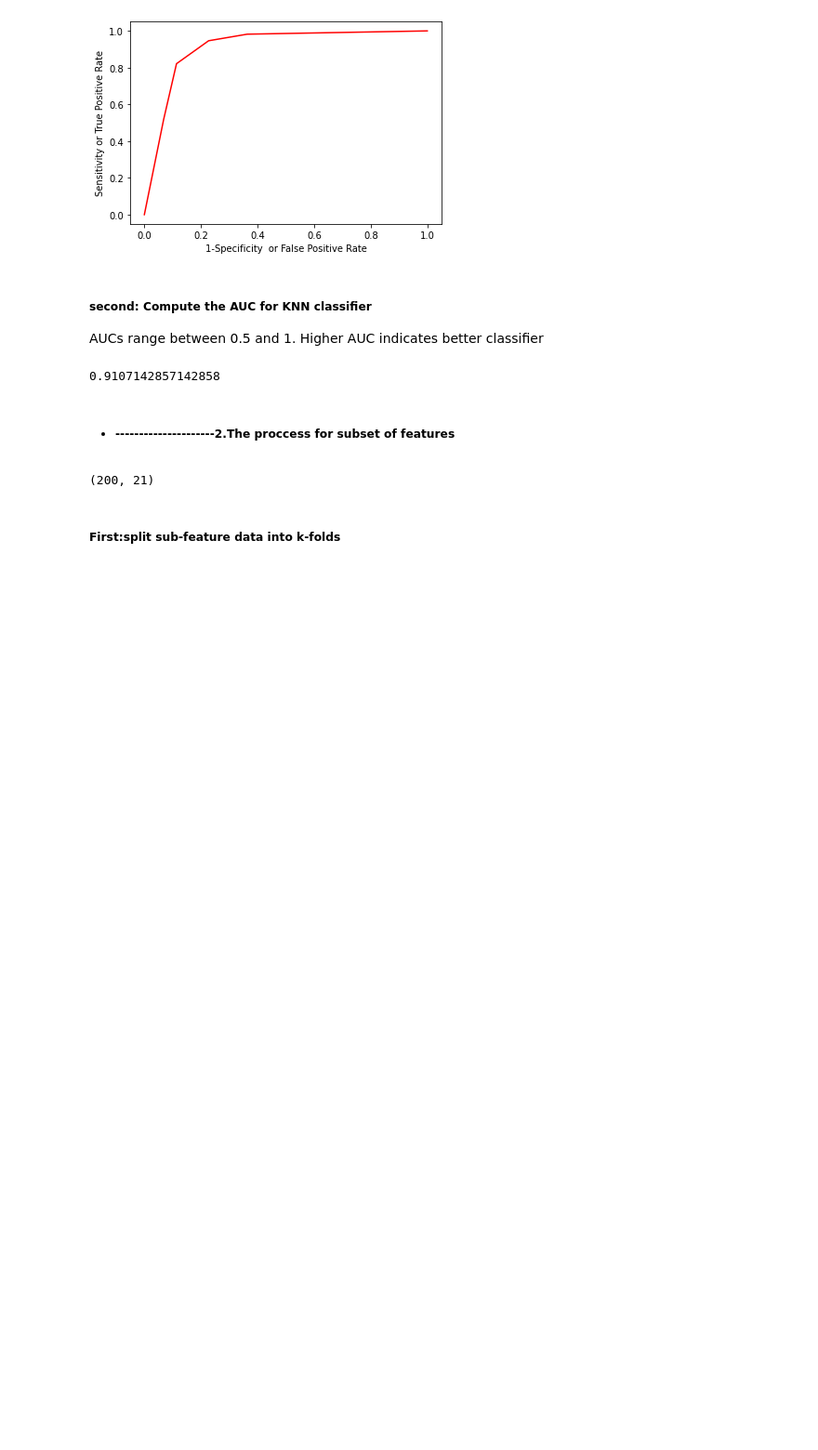
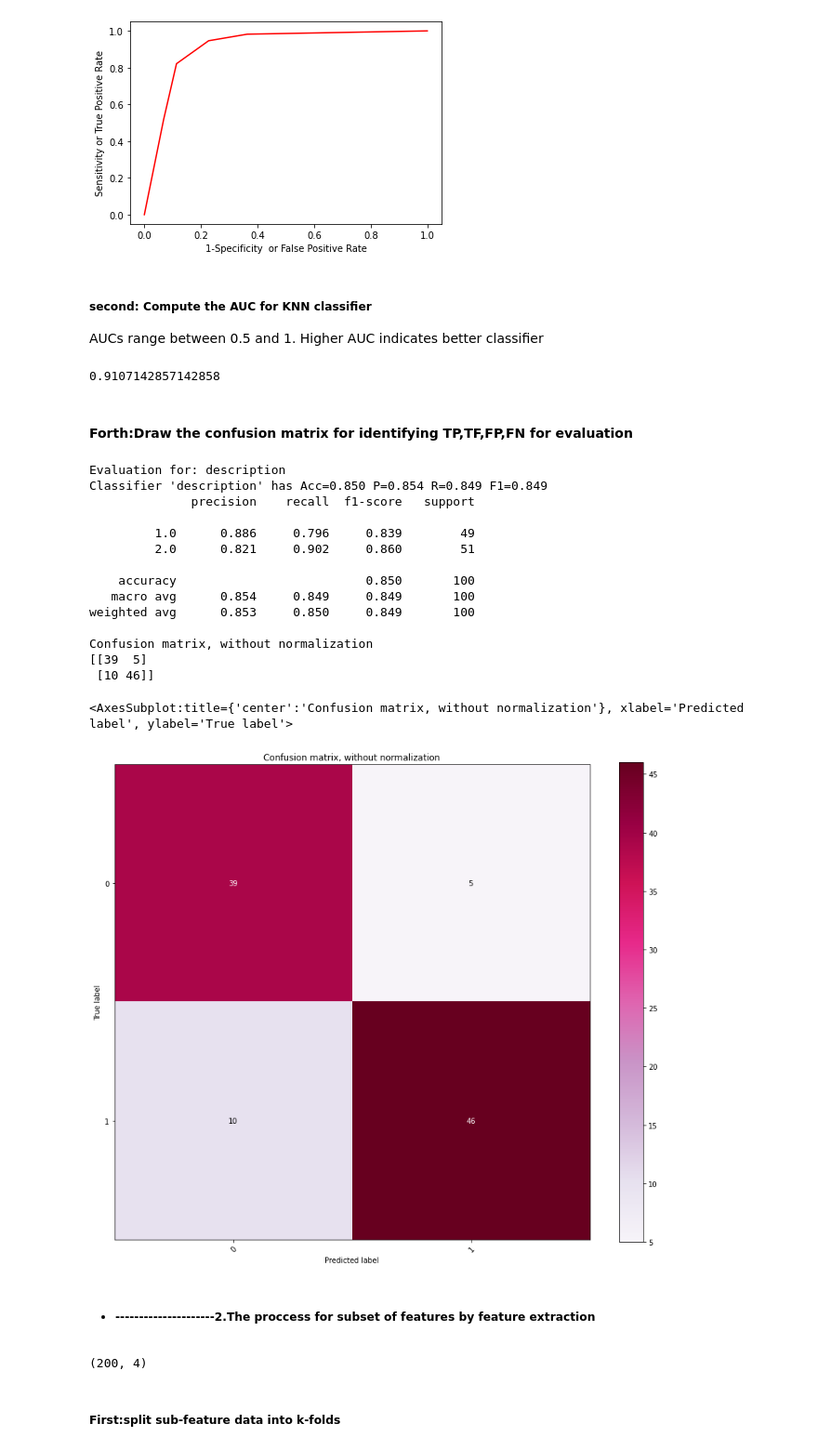
Before and after one commit to yangh567/MLCoursework, a Jupyter notebook: Classification/CM-k-Nearest-Neighbour.ipynb, the cells around one changed output. Shown at 93% size. Saved outputs shown, nothing was run; the diff lists cells and outputs as text; code cells hidden in the pictures; blank space fills up the shorter version.

Commit message:
adding confusion matrix for k-nearest-n

```diff
--- a/Classification/CM-k-Nearest-Neighbour.ipynb
+++ b/Classification/CM-k-Nearest-Neighbour.ipynb
@@ -192,3 +197,14 @@ auc_knn = roc_auc_score(cross_Y_test-1, predictions_knn[:,2])
 print(auc_knn)
 # %% [output]
 0.9107142857142858
+# %% [markdown]
+#### Forth:Draw the confusion matrix for identifying TP,TF,FP,FN for evaluation
+# %%
+def evaluation_summary(description, predictions, true_labels):
+  print("Evaluation for: " + description)
+  precision = precision_score(predictions, true_labels, average='macro')
+  recall = recall_score(predictions, true_labels, average='macro')
+  accuracy = accuracy_score(predictions, true_labels)
+  f1 = fbeta_score(predictions, true_labels, 1, average='macro') #1 means f_1 measure
+  print("Classifier '%s' has Acc=%0.3f P=%0.3f R=%0.3f F1=%0.3f" % (description,accuracy,precision,recall,f1))
+  print(classification_report(predictions, true_labels, digits=3))
@@ -195,13 +263,39 @@ print(auc_knn)
+# %%
+print()
+evaluation_summary("description", predictions_knn[:, 0], cross_Y_test)
+plot_confusion_matrix(cross_Y_test, predictions_knn[:, 0],normalize=False,
+                          title=None,
+                          cmap=plt.cm.PuRd)
+# %% [output]
+Evaluation for: description
+Classifier 'description' has Acc=0.850 P=0.854 R=0.849 F1=0.849
+              precision    recall  f1-score   support
+
+         1.0      0.886     0.796     0.839        49
+         2.0      0.821     0.902     0.860        51
+
+    accuracy                          0.850       100
+   macro avg      0.854     0.849     0.849       100
+weighted avg      0.853     0.850     0.849       100
+
+Confusion matrix, without normalization
+[[39  5]
+ [10 46]]
+<AxesSubplot:title={'center':'Confusion matrix, without normalization'}, xlabel='Predicted label', ylabel='True label'>
+[figure, added]
 # %% [markdown]
-- ##### ---------------------2.The proccess for subset of features
+- ##### ---------------------2.The proccess for subset of features by feature extraction
 # %%
-X_train_sub = X_train[:,:20] # first 20 features
+fs=feature_selection.SelectPercentile(percentile=2)
+X_train_sub=fs.fit_transform(X_train,Y_train)
+X_test_sub = fs.transform(X_test)
+
 Y_train_sub = Y_train
-X_test_sub = X_test[:,:20] # first 20 features
+
 X_Y_train_sub = np.column_stack((X_train_sub,Y_train_sub))
 print(X_Y_train_sub.shape)
 # %% [output]
-(200, 21)
+(200, 4)
 # %% [markdown]
 ##### First:split sub-feature data into k-folds
 # %%
```
Also changed, not shown: parts of 5 cells of this notebook.
